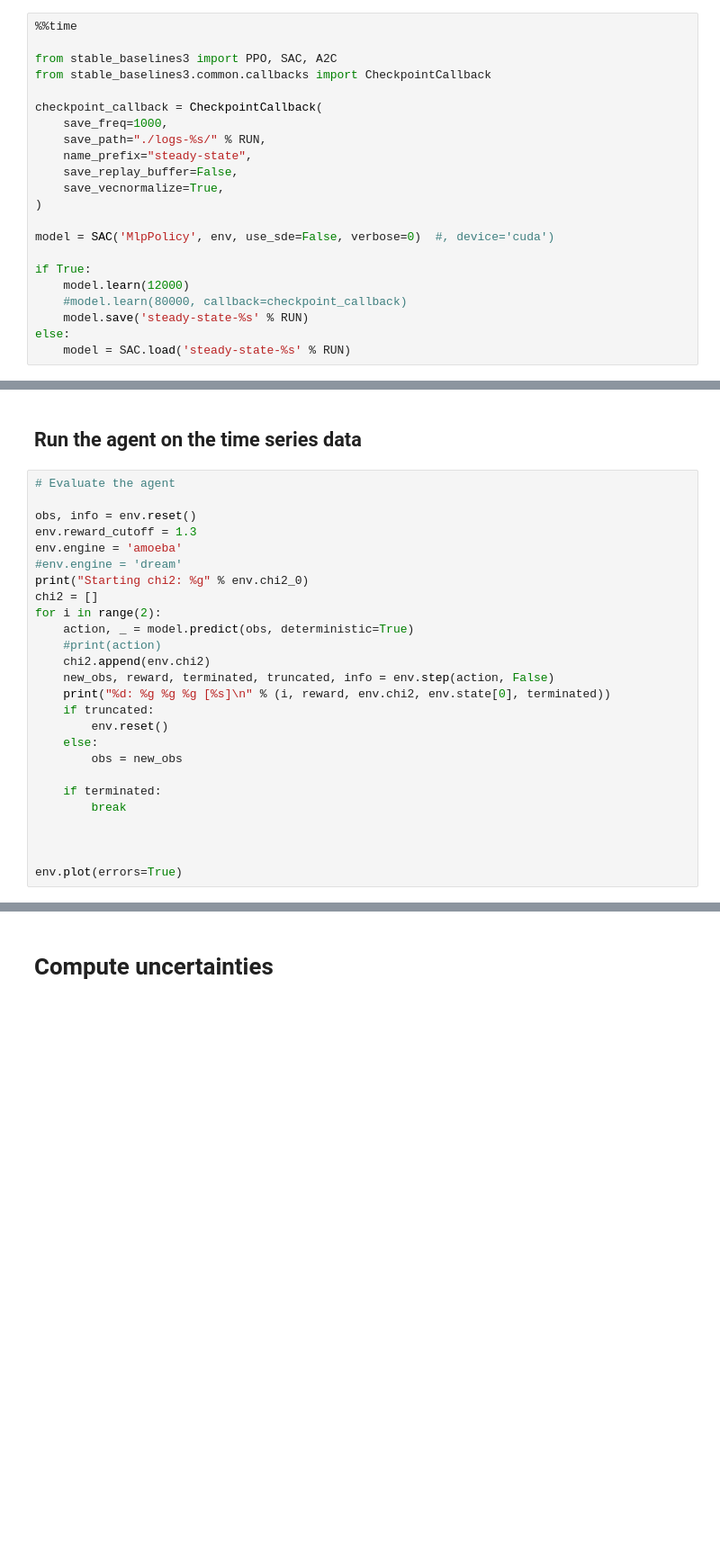
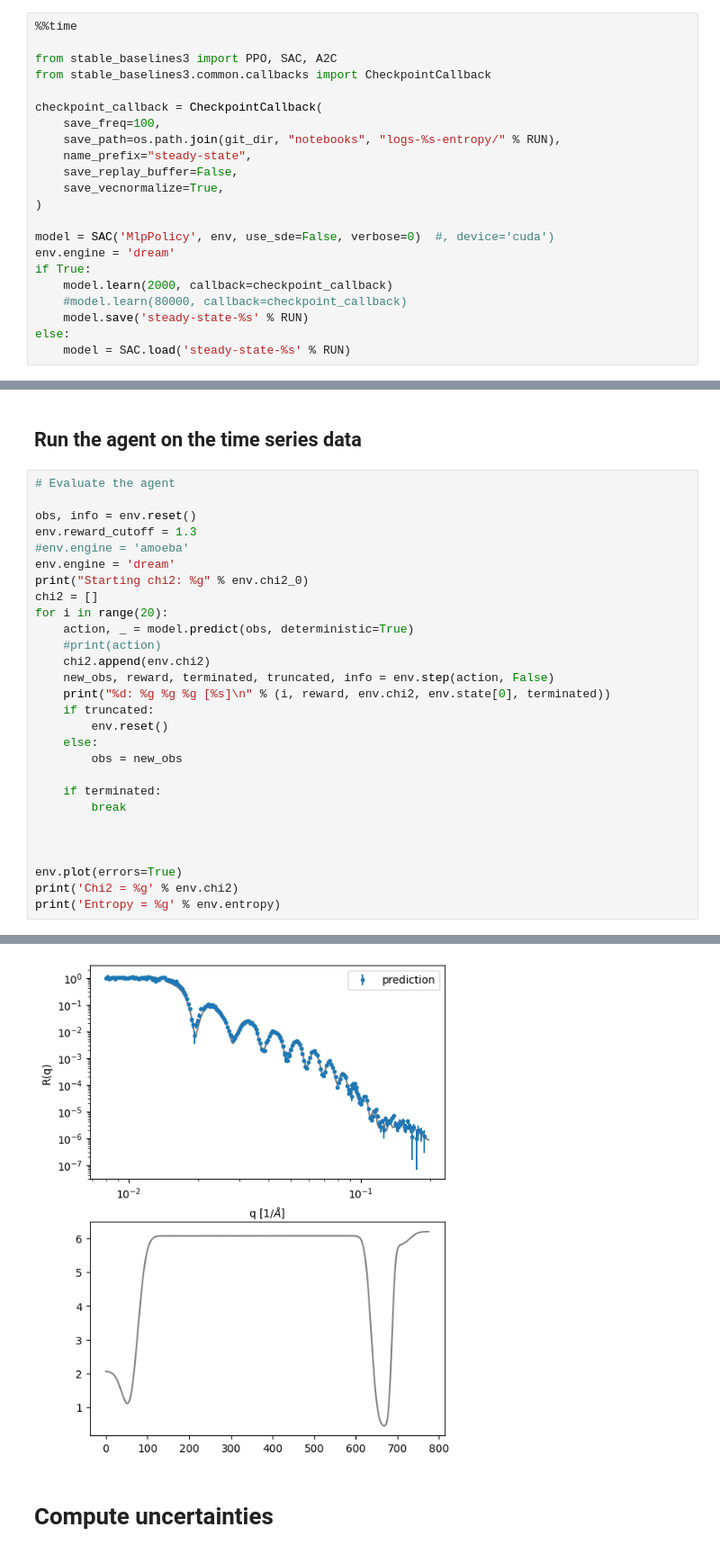
Before and after one commit to mdoucet/time-resolved-nr, a Jupyter notebook: notebooks/steady-state.ipynb, the cells around one changed output, grey strips where cells are left out. Shown at 90% size. Drawn from its saved outputs; the diff is of its cells as text; blank space fills up the shorter version.

```diff
--- a/notebooks/steady-state.ipynb
+++ b/notebooks/steady-state.ipynb
@@ -132,17 +164,17 @@ from stable_baselines3 import PPO, SAC, A2C
 from stable_baselines3.common.callbacks import CheckpointCallback
 
 checkpoint_callback = CheckpointCallback(
-    save_freq=1000,
-    save_path="./logs-%s/" % RUN,
+    save_freq=100,
+    save_path=os.path.join(git_dir, "notebooks", "logs-%s-entropy/" % RUN),
     name_prefix="steady-state",
     save_replay_buffer=False,
     save_vecnormalize=True,
 )
 
 model = SAC('MlpPolicy', env, use_sde=False, verbose=0)  #, device='cuda')
-
+env.engine = 'dream'
 if True:
-    model.learn(12000)
+    model.learn(2000, callback=checkpoint_callback)
     #model.learn(80000, callback=checkpoint_callback)
     model.save('steady-state-%s' % RUN)
 else:
@@ -157,11 +204,11 @@ Wall time: 1h 5min 7s
 
 obs, info = env.reset()
 env.reward_cutoff = 1.3
-env.engine = 'amoeba'
-#env.engine = 'dream'
+#env.engine = 'amoeba'
+env.engine = 'dream'
 print("Starting chi2: %g" % env.chi2_0)
 chi2 = []
-for i in range(2):
+for i in range(20):
     action, _ = model.predict(obs, deterministic=True)
     #print(action)
     chi2.append(env.chi2)
@@ -178,4 +225,6 @@ for i in range(2):
 
 
 env.plot(errors=True)
+print('Chi2 = %g' % env.chi2)
+print('Entropy = %g' % env.entropy)
 # %% [output]
@@ -188,3 +248,4 @@ Starting chi2: 5.91287
+[figure, added]
 # %% [markdown]
 # Compute uncertainties
 # %%
```
Also changed, not shown: parts of 7 cells of this notebook, 2 other files.
